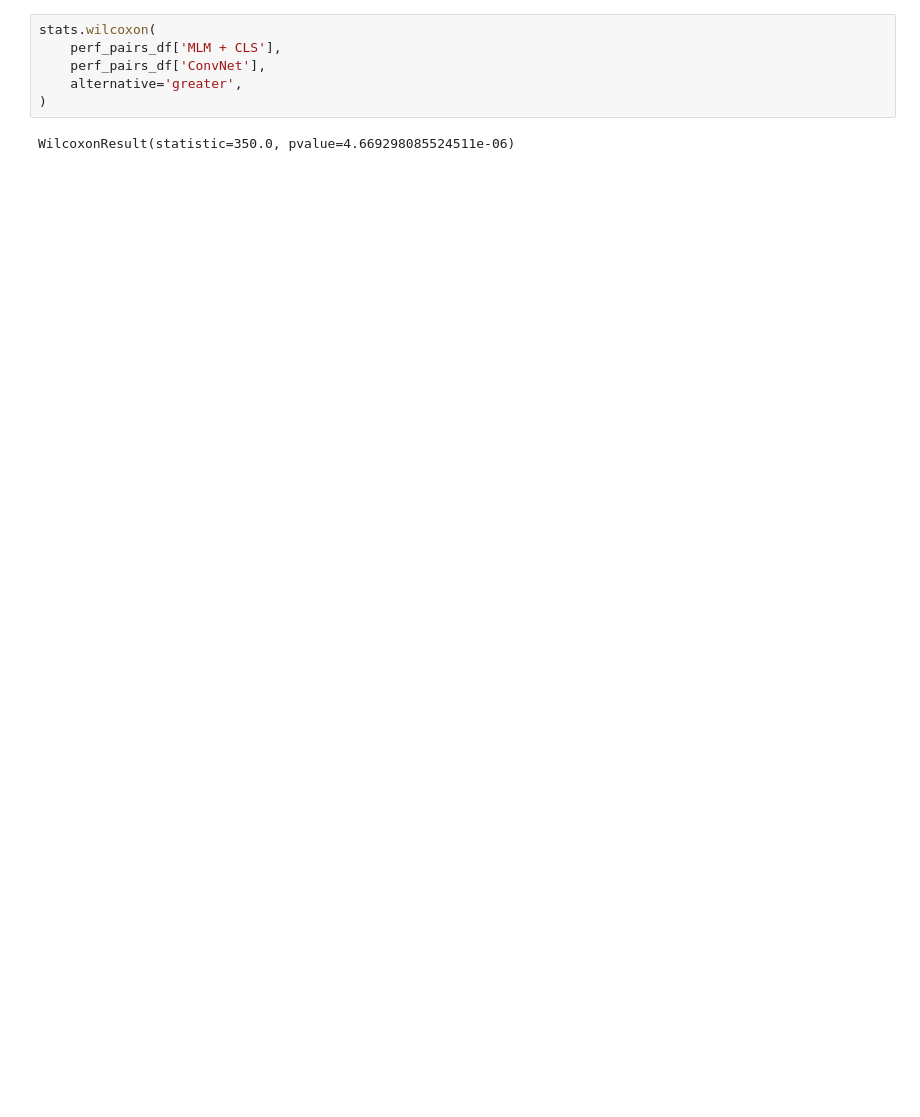
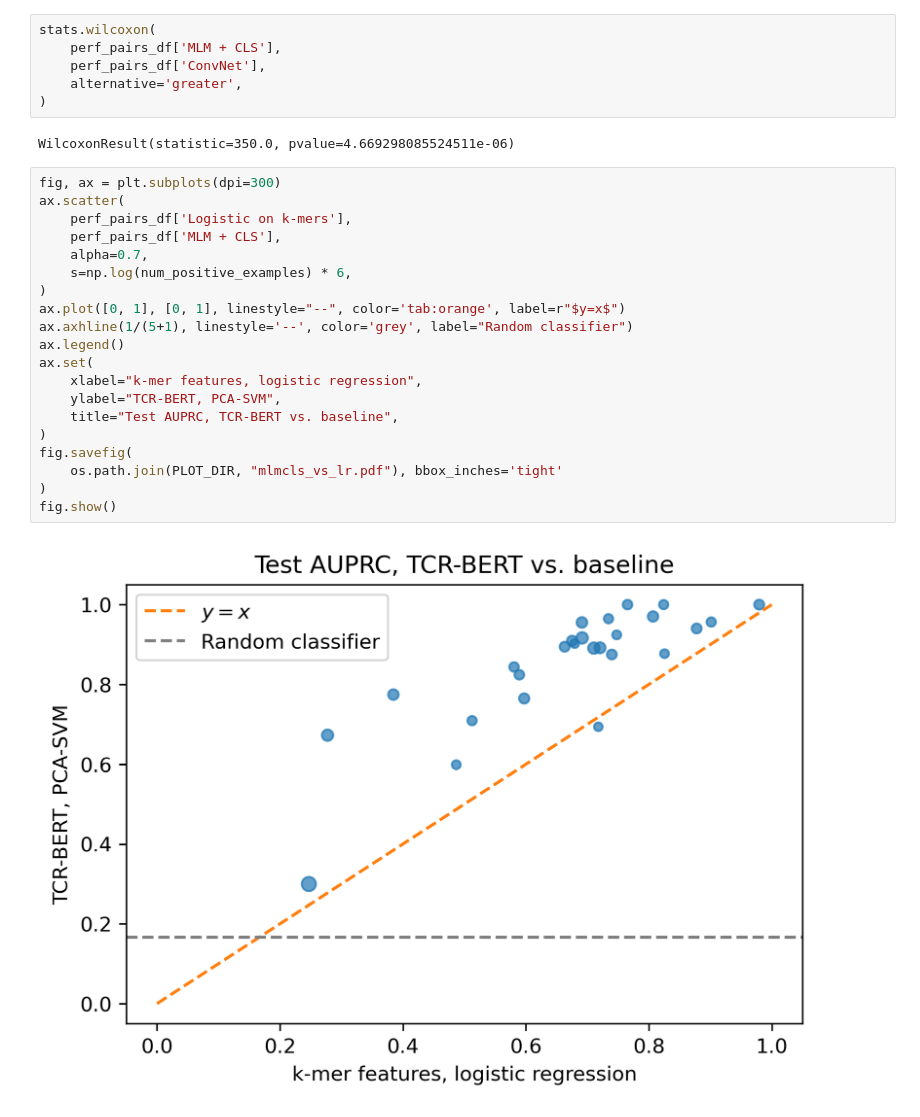
Before and after one commit to wukevin/tcr-bert, a Jupyter notebook: jupyter/antigen_cv.ipynb, the cells around one changed output. Cells and saved outputs as stored; diff of their text form; blank space fills up the shorter version.

```diff
--- a/jupyter/antigen_cv.ipynb
+++ b/jupyter/antigen_cv.ipynb
@@ -539,3 +522,25 @@ stats.wilcoxon(
 )
 # %% [output]
 WilcoxonResult(statistic=350.0, pvalue=4.669298085524511e-06)
+# %%
+fig, ax = plt.subplots(dpi=300)
+ax.scatter(
+    perf_pairs_df['Logistic on k-mers'],
+    perf_pairs_df['MLM + CLS'],
+    alpha=0.7,
+    s=np.log(num_positive_examples) * 6,
+)
+ax.plot([0, 1], [0, 1], linestyle="--", color='tab:orange', label=r"$y=x$")
+ax.axhline(1/(5+1), linestyle='--', color='grey', label="Random classifier")
+ax.legend()
+ax.set(
+    xlabel="k-mer features, logistic regression",
+    ylabel="TCR-BERT, PCA-SVM",
+    title="Test AUPRC, TCR-BERT vs. baseline",
+)
+fig.savefig(
+    os.path.join(PLOT_DIR, "mlmcls_vs_lr.pdf"), bbox_inches='tight'
+)
+fig.show()
+# %% [output]
+[figure, added]
```
Also changed, not shown: parts of 17 cells of this notebook.
